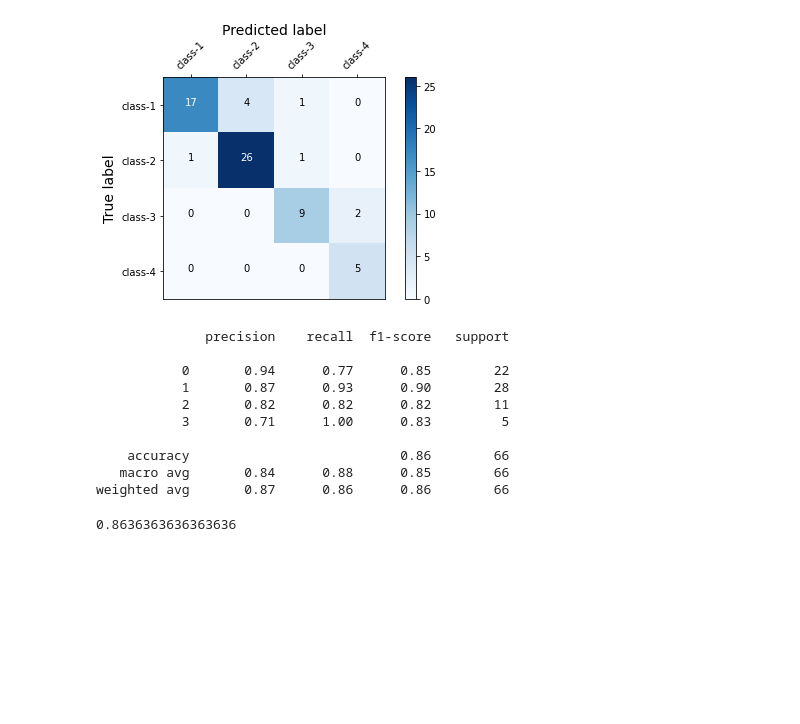
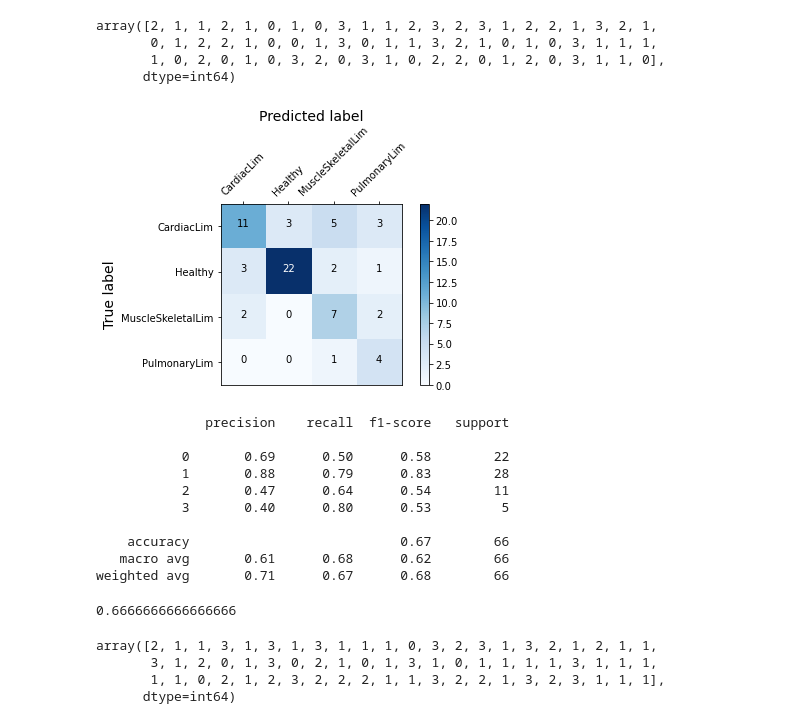
Before and after one commit to joackinsantos/CS-177-Project, a Jupyter notebook: 5_models_adrian.ipynb, the cells around one changed output. Drawn from its saved outputs; the diff is of its cells as text; code cells hidden in the pictures; blank space fills up the shorter version.

Commit message:
finished naive bayes

```diff
--- a/5_models_adrian.ipynb
+++ b/5_models_adrian.ipynb
@@ -1,8 +1,5 @@
 # %%
 from sklearn.neighbors import KNeighborsClassifier
-import itertools
-import numpy as np
-import matplotlib.pyplot as plt
 import seaborn as sns
 import pandas as pd
 
@@ -12,10 +9,11 @@ test_set = pd.read_csv('test_set.csv')
 
 # x train, y Train
 x_train = train_set
-x_train.drop("Class", axis=1)
 y_train = train_set["Class"]
+x_train = x_train.drop("Class", axis=1)
+
 
 # x test, y test
 x_test = test_set
-x_test.drop("Class", axis=1)
 y_test = x_test["Class"]
+x_test = x_test.drop("Class", axis=1)
@@ -23,61 +35,92 @@ y_test = x_test["Class"]
 knn_clf=KNeighborsClassifier()
 knn_clf.fit(x_train,y_train)
 ypred=knn_clf.predict(x_test) #These are the predicted output values
+
+ypred
+# %% [output]
+array([2, 1, 1, 2, 1, 0, 1, 0, 3, 1, 1, 2, 3, 2, 3, 1, 2, 2, 1, 3, 2, 1,
+       0, 1, 2, 2, 1, 0, 0, 1, 3, 0, 1, 1, 3, 2, 1, 0, 1, 0, 3, 1, 1, 1,
+       1, 0, 2, 0, 1, 0, 3, 2, 0, 3, 1, 0, 2, 2, 0, 1, 2, 0, 3, 1, 1, 0],
+      dtype=int64)
 # %%
 from sklearn.metrics import classification_report, confusion_matrix, accuracy_score
+
+import itertools
+import numpy as np
+import matplotlib.pyplot as plt
+
 matrix = confusion_matrix(y_test, ypred)
 #print(matrix)
 
-class_names = ['CardiacLim','Healthy','MuscleSkeletalLim','class-4']
+class_names = ['CardiacLim','Healthy','MuscleSkeletalLim','PulmonaryLim']
 
 plt.clf()
 
 # place labels at the top
 plt.gca().xaxis.tick_top()
 plt.gca().xaxis.set_label_position('top')
 
 # plot the matrix per se
 plt.imshow(matrix, interpolation='nearest', cmap=plt.cm.Blues)
 
 # plot colorbar to the right
 plt.colorbar()
 
 fmt = 'd'
 
 # write the number of predictions in each bucket
 thresh = matrix.max() / 2.
 for i, j in itertools.product(range(matrix.shape[0]), range(matrix.shape[1])):
 
     # if background is dark, use a white number, and vice-versa
     plt.text(j, i, format(matrix[i, j], fmt),
          horizontalalignment="center",
          color="white" if matrix[i, j] > thresh else "black")
 
 tick_marks = np.arange(len(class_names))
 plt.xticks(tick_marks, class_names, rotation=45)
 plt.yticks(tick_marks, class_names)
 plt.tight_layout()
 plt.ylabel('True label',size=14)
 plt.xlabel('Predicted label',size=14)
 plt.show()
 # %% [output]
-[figure, old version]
+[figure, new version]
 # %%
 result1 = classification_report(y_test, ypred)
 print(result1)
 # %% [output]
               precision    recall  f1-score   support
 
-           0       0.94      0.77      0.85        22
-           1       0.87      0.93      0.90        28
-           2       0.82      0.82      0.82        11
-           3       0.71      1.00      0.83         5
+           0       0.69      0.50      0.58        22
+           1       0.88      0.79      0.83        28
+           2       0.47      0.64      0.54        11
+           3       0.40      0.80      0.53         5
 
-    accuracy                           0.86        66
-   macro avg       0.84      0.88      0.85        66
-weighted avg       0.87      0.86      0.86        66
+    accuracy                           0.67        66
+   macro avg       0.61      0.68      0.62        66
+weighted avg       0.71      0.67      0.68        66
 # %%
 result2 = accuracy_score(y_test,ypred)
 print(result2)
 # %% [output]
-0.8636363636363636
+0.6666666666666666
+# %%
+# train a Gaussian Naive Bayes classifier on the training set
+from sklearn.naive_bayes import GaussianNB
+
+
+# instantiate the model
+gnb = GaussianNB()
+
+
+# fit the model
+gnb.fit(x_train, y_train)
+ypred = gnb.predict(x_test)
+
+ypred
+# %% [output]
+array([2, 1, 1, 3, 1, 3, 1, 3, 1, 1, 1, 0, 3, 2, 3, 1, 3, 2, 1, 2, 1, 1,
+       3, 1, 2, 0, 1, 3, 0, 2, 1, 0, 1, 3, 1, 0, 1, 1, 1, 1, 3, 1, 1, 1,
+       1, 1, 0, 2, 1, 2, 3, 2, 2, 2, 1, 1, 3, 2, 2, 1, 3, 2, 3, 1, 1, 1],
+      dtype=int64)
```
Also changed, not shown: parts of 4 cells of this notebook, 1 other file.
